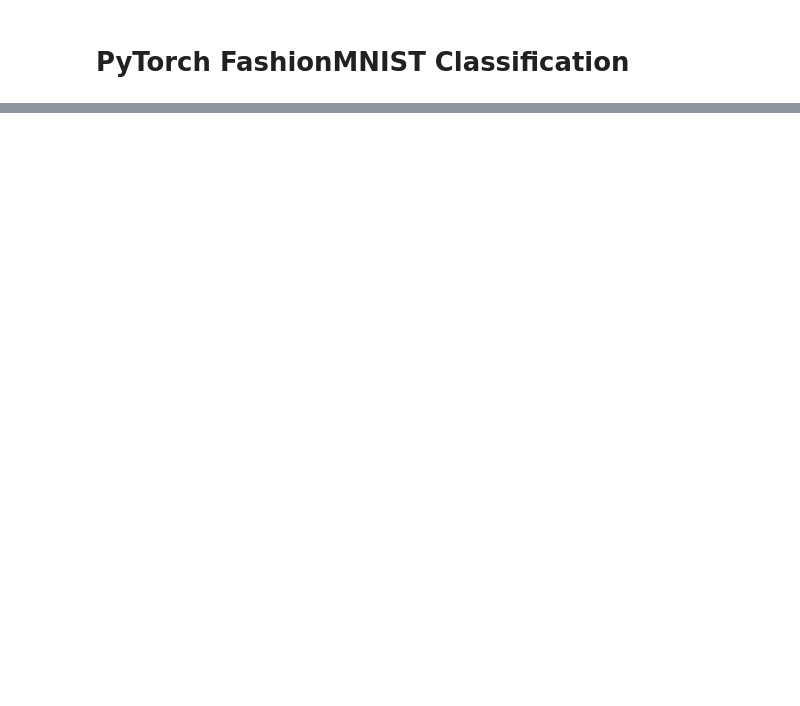
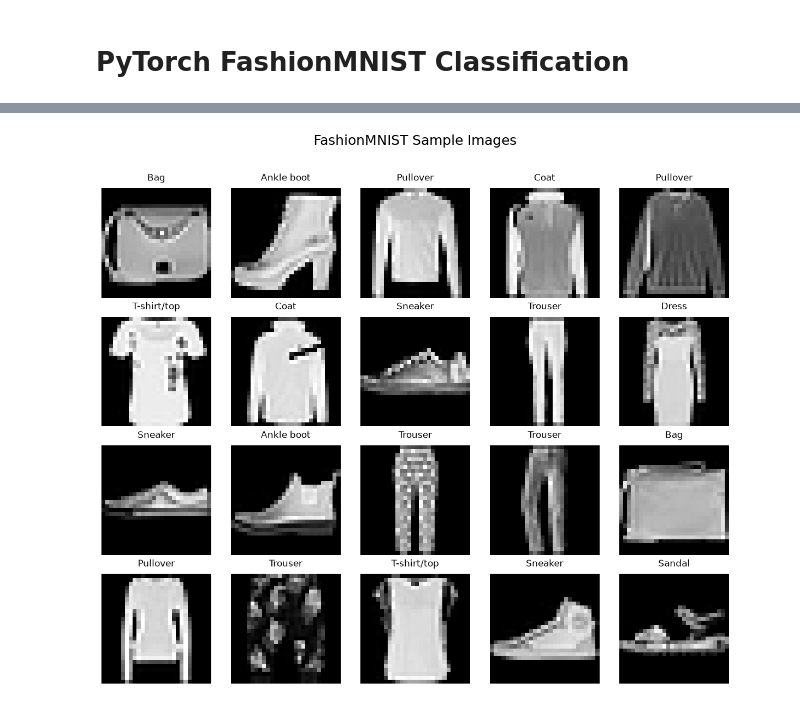
Before and after one commit to TiCoder-coder/TOTAL_LABPARACTICE_FOR_DEEP_LEARNING, a Jupyter notebook: total_practice/practice_1/practice_1.ipynb, the cells around one changed output, grey strips where cells are left out. Saved outputs shown, nothing was run; the diff lists cells and outputs as text; code cells hidden in the pictures; blank space fills up the shorter version.

```diff
--- a/total_practice/practice_1/practice_1.ipynb
+++ b/total_practice/practice_1/practice_1.ipynb
@@ -138,0 +201,15 @@ else:
+# %%
+for idx in range(len(train_dataset)):
+    img, _ = train_dataset[idx]
+
+    if torch.isnan(img).any():
+        nan_images += 1
+        corrupted_count += 1
+
+    elif torch.max(img) == 0.0:
+        black_images += 1
+        corrupted_count += 1
+
+    elif torch.min(img) == 1.0:
+        white_images += 1
+        corrupted_count += 1
@@ -138,0 +226,28 @@ else:
+# %%
+sample_generator = torch.Generator().manual_seed(SEED)
+train_loader_sample = DataLoader(
+    train_dataset,
+    batch_size=20,
+    shuffle=True,
+    generator=sample_generator,
+)
+dataiter = iter(train_loader_sample)
+images, labels = next(dataiter)
+# %%
+fig, axes = plt.subplots(nrows=4, ncols=5, figsize=(12, 10))
+fig.suptitle('FashionMNIST Sample Images', fontsize=18, y=1.02)
+
+for idx, ax in enumerate(axes.flatten()):
+    img = images[idx].squeeze().numpy()
+    label_name = class_names[labels[idx]]
+
+    ax.imshow(img, cmap='gray')
+
+    ax.set_title(label_name, fontsize=12, pad=10)
+
+    ax.axis('off')
+
+plt.tight_layout()
+plt.show()
+# %% [output]
+[figure, added]
```
Also changed, not shown: parts of 76 cells of this notebook, 32 other files.
